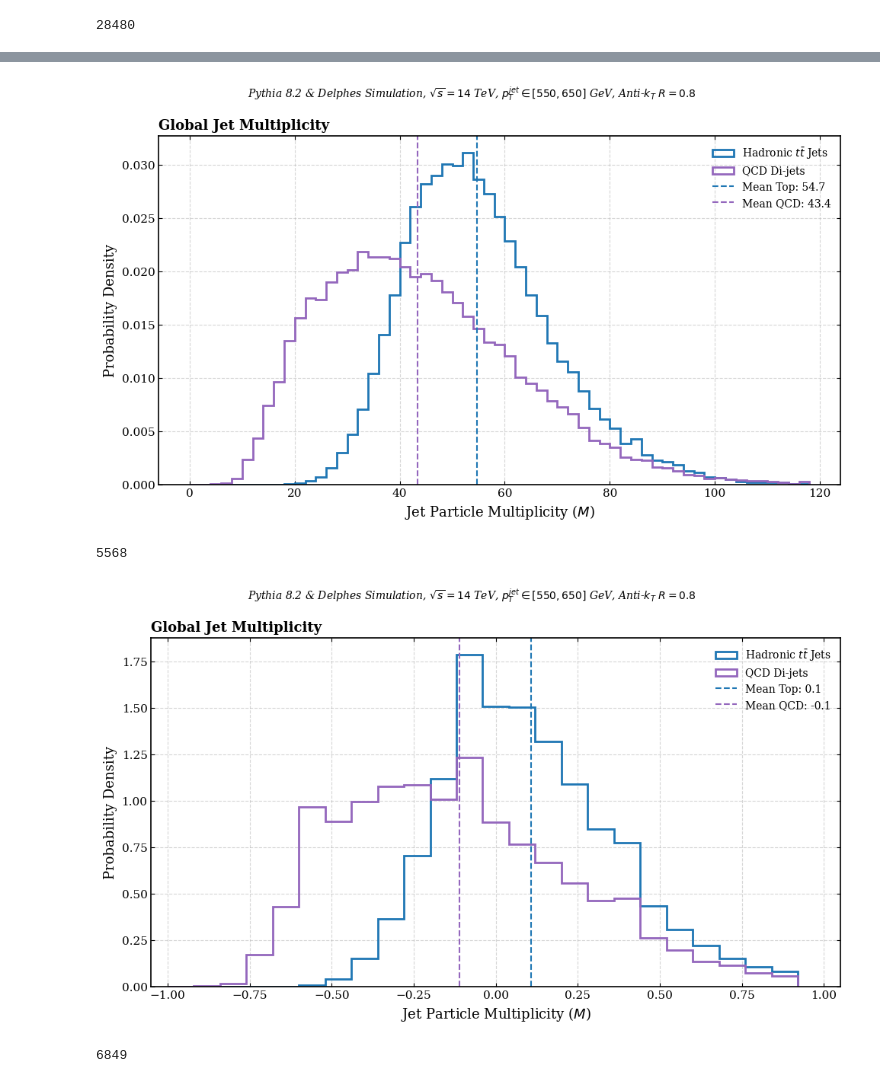
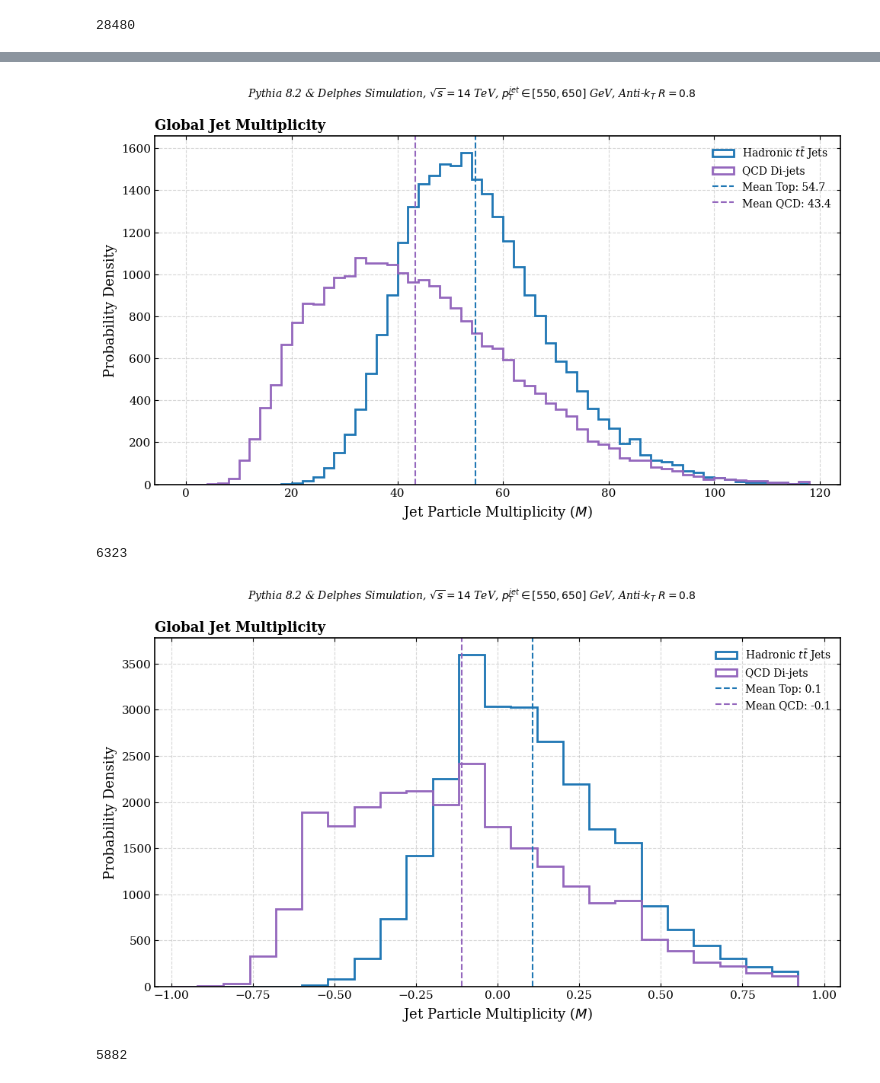
Before and after one commit to Jorge-1501/QKANs-ML4SCI_2026, a Jupyter notebook: notebooks/EDA_top.ipynb, the cells around one changed output, grey strips where cells are left out. Drawn from its saved outputs; the diff is of its cells as text; code cells hidden in the pictures.

```diff
--- a/notebooks/EDA_top.ipynb
+++ b/notebooks/EDA_top.ipynb
@@ -618,7 +618,7 @@ del px_jet, py_jet, pz_jet, E_jet, pt_jet, mass_sq
 gc.collect()
 
 # Filtro cinemático global del Jet (Masa Invariante > 10 GeV)
-mass_mask = invariant_mass > 10.0
+mass_mask = invariant_mass > 1.0
 invariant_mass = invariant_mass[mass_mask]
 eta_jet = eta_jet[mass_mask]
 phi_jet = phi_jet[mass_mask]
@@ -1059,40 +1091,40 @@ fig, ax = plt.subplots(1, figsize=(10, 6))
 # --- Subplot A: Real Multiplicity Histogram ---
 # Count how many constituents with E > 0 each original individual jet has
 energy_matrix = x_sample[:, 0::4]
-multiplicity_event = np.count_nonzero(energy_matrix > 0, axis=1)
+multiplicity_event = np.count_nonzero(energy_matrix > 1e-8, axis=1)
 
 mult_top = multiplicity[y_filter == 1]
 mult_qcd = multiplicity[y_filter == 0]
 
 bins_mult = np.arange(0, 120, 2)
-ax.hist(mult_top, bins=bins_mult, histtype="step", lw=2, color=TOP_COLOR, label=r"Hadronic $t\bar{t}$ Jets", density=True)
-ax.hist(mult_qcd, bins=bins_mult, histtype="step", lw=2, color=QCD_COLOR, label="QCD Di-jets", density=True)
+ax.hist(mult_top, bins=bins_mult, histtype="step", lw=2, color=TOP_COLOR, label=r"Hadronic $t\bar{t}$ Jets")#, density=True)
+ax.hist(mult_qcd, bins=bins_mult, histtype="step", lw=2, color=QCD_COLOR, label="QCD Di-jets")#, density=True)
 
 ax.set_xlabel(r"Jet Particle Multiplicity ($M$)")
 ax.set_ylabel("Probability Density")
 #ax.set_xlim(0, 110)
 #ax.set_ylim(0, 0.035)
 ax.grid(True, linestyle="--", alpha=0.5)
 ax.legend(frameon=False)
 ax.set_title("Global Jet Multiplicity", loc="left", fontweight="bold")
 
 # vertical lines with the mean of each distribution
 mean_mult_top = np.mean(mult_top)
 mean_mult_qcd = np.mean(mult_qcd)
 ax.axvline(mean_mult_top, color=TOP_COLOR, linestyle='--', label=f"Mean Top: {mean_mult_top:.1f}")
 ax.axvline(mean_mult_qcd, color=QCD_COLOR, linestyle='--', label=f"Mean QCD: {mean_mult_qcd:.1f}")
 ax.legend(frameon=False)
 
 fig.suptitle(r"Pythia 8.2 & Delphes Simulation, $\sqrt{s} = 14$ TeV, $p_T^{jet} \in [550, 650]$ GeV, Anti-$k_T$ $R=0.8$", fontsize=10, y=0.98, style="italic")
 plt.tight_layout()
 # fig.savefig("panel1_top_global_properties.pdf", dpi=300)
 plt.show()
 
 del energy_matrix, multiplicity_event, mult_top, mult_qcd
 gc.collect()
 # %% [output]
-[figure, old version]
+[figure, new version]
-5568
+6323
 # %%
 # ==============================================================================
 # PANEL 1: GLOBAL EVENT PROPERTIES (2 Subplots)
@@ -1111,14 +1143,16 @@ ax.hist(mult_top,
         lw=2,
         color=TOP_COLOR,
         label=r"Hadronic $t\bar{t}$ Jets",
-        density=True)
+        #density=True
+        )
 ax.hist(mult_qcd,
         bins=bins_mult,
         histtype="step",
         lw=2,
         color=QCD_COLOR,
         label="QCD Di-jets",
-        density=True)
+        #density=True
+        )
 
 ax.set_xlabel(r"Jet Particle Multiplicity ($M$)")
 ax.set_ylabel("Probability Density")
@@ -1143,8 +1177,8 @@ plt.show()
 del mult_top, mult_qcd
 gc.collect()
 # %% [output]
-[figure, old version]
+[figure, new version]
-6849
+5882
 # %%
 # ==============================================================================
 # PARETO KINEMATIC PROCESSING (CON RUIDO)
```
Also changed, not shown: parts of 7 cells of this notebook.
